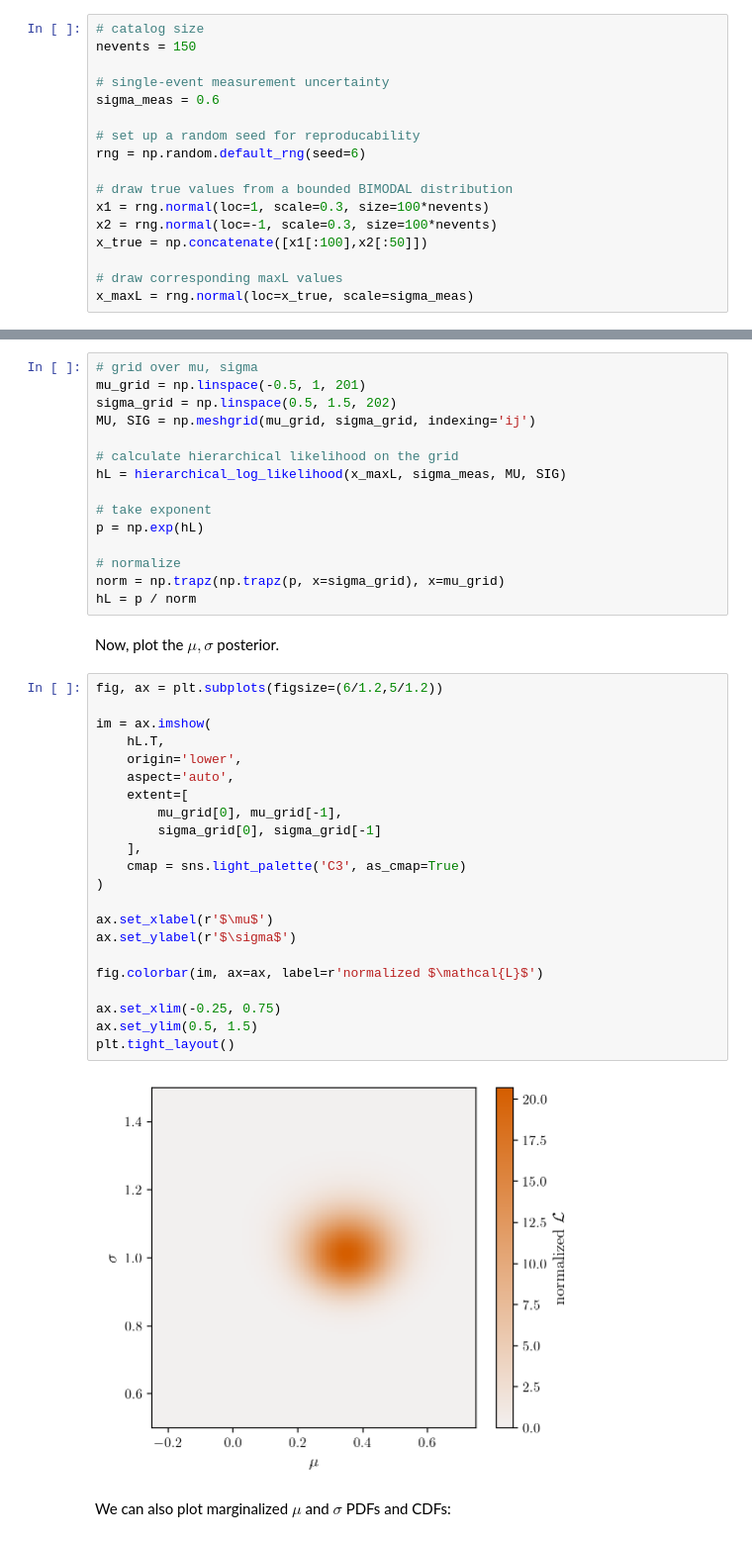
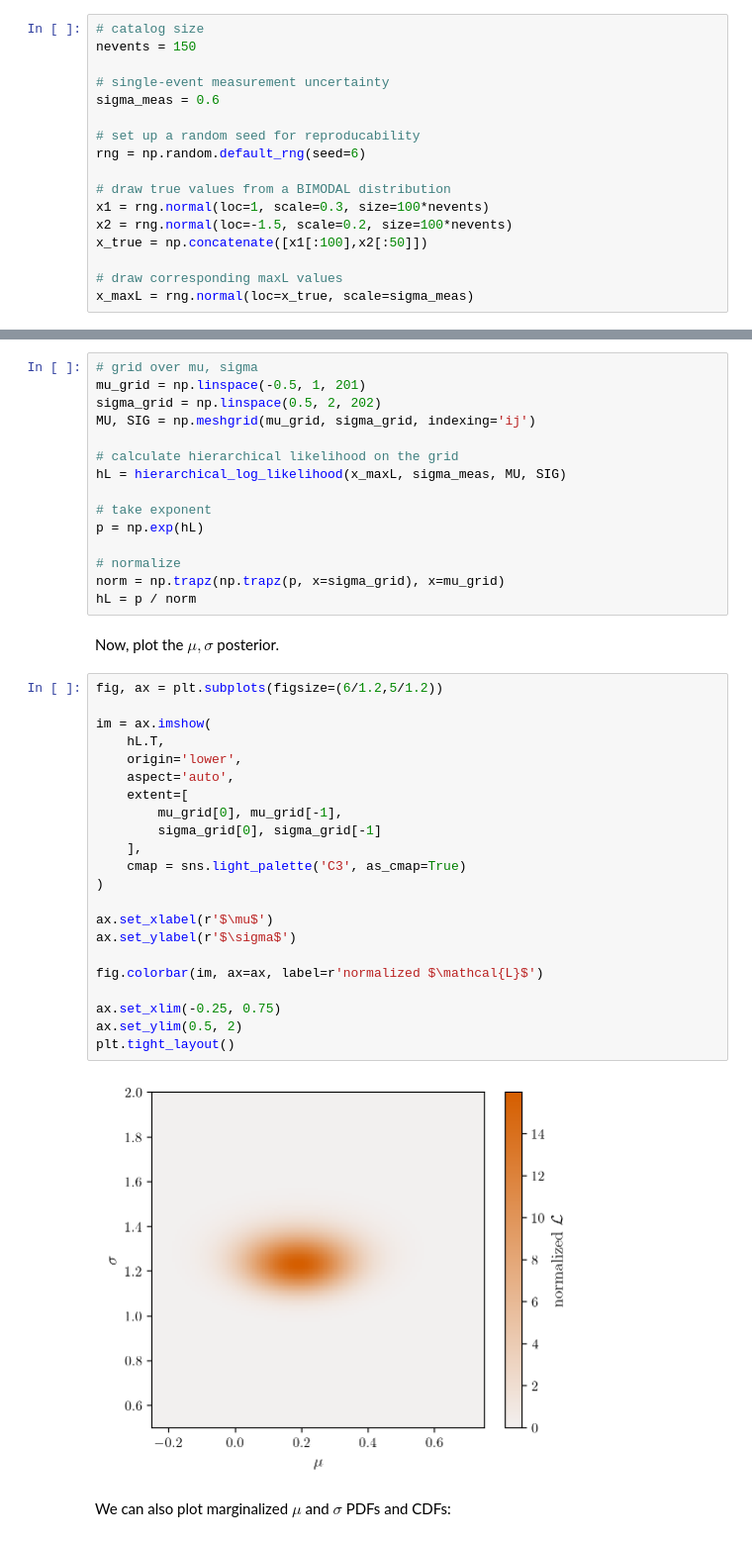
Before and after one commit to simonajmiller/GW-PPCs, a Jupyter notebook: toy_example/demo.ipynb, the cells around one changed output, grey strips where cells are left out. Shown at 99% size. Saved outputs shown, nothing was run; the diff lists cells and outputs as text.

```diff
--- a/toy_example/demo.ipynb
+++ b/toy_example/demo.ipynb
@@ -54,9 +52,9 @@ sigma_meas = 0.6
 # set up a random seed for reproducability
 rng = np.random.default_rng(seed=6)
 
-# draw true values from a bounded BIMODAL distribution
+# draw true values from a BIMODAL distribution
 x1 = rng.normal(loc=1, scale=0.3, size=100*nevents)
-x2 = rng.normal(loc=-1, scale=0.3, size=100*nevents)
+x2 = rng.normal(loc=-1.5, scale=0.2, size=100*nevents)
 x_true = np.concatenate([x1[:100],x2[:50]])
 
 # draw corresponding maxL values
@@ -130,7 +128,7 @@ We will evaluate the hierarchical log likelihood over a grid of $\mu$ and $\sigm
 # %%
 # grid over mu, sigma
 mu_grid = np.linspace(-0.5, 1, 201)
-sigma_grid = np.linspace(0.5, 1.5, 202)
+sigma_grid = np.linspace(0.5, 2, 202)
 MU, SIG = np.meshgrid(mu_grid, sigma_grid, indexing='ij')
 
 # calculate hierarchical likelihood on the grid
@@ -147,27 +145,27 @@ Now, plot the $\mu, \sigma$ posterior.
 # %%
 fig, ax = plt.subplots(figsize=(6/1.2,5/1.2))
 
 im = ax.imshow(
     hL.T,
     origin='lower',
     aspect='auto',
     extent=[
         mu_grid[0], mu_grid[-1],
         sigma_grid[0], sigma_grid[-1]
     ],
     cmap = sns.light_palette('C3', as_cmap=True)
 )
 
 ax.set_xlabel(r'$\mu$')
 ax.set_ylabel(r'$\sigma$')
 
 fig.colorbar(im, ax=ax, label=r'normalized $\mathcal{L}$')
 
 ax.set_xlim(-0.25, 0.75)
-ax.set_ylim(0.5, 1.5)
+ax.set_ylim(0.5, 2)
 plt.tight_layout()
 # %% [output]
-[figure, old version]
+[figure, new version]
 # %% [markdown]
 We can also plot marginalized $\mu$ and $\sigma$ PDFs and CDFs:
 # %%
```
Also changed, not shown: parts of 14 cells of this notebook.
